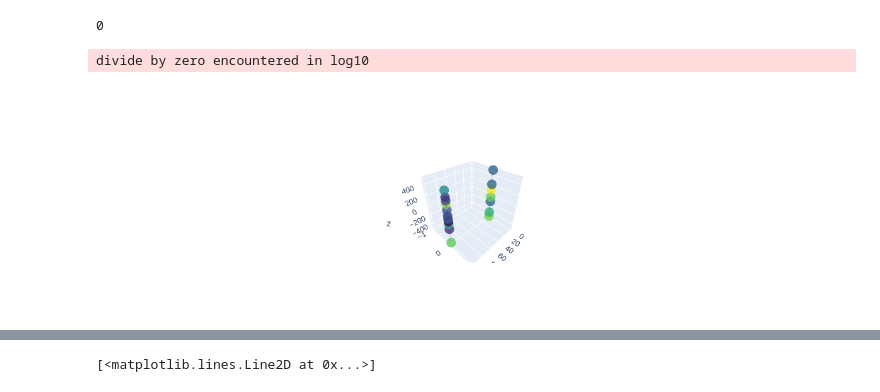
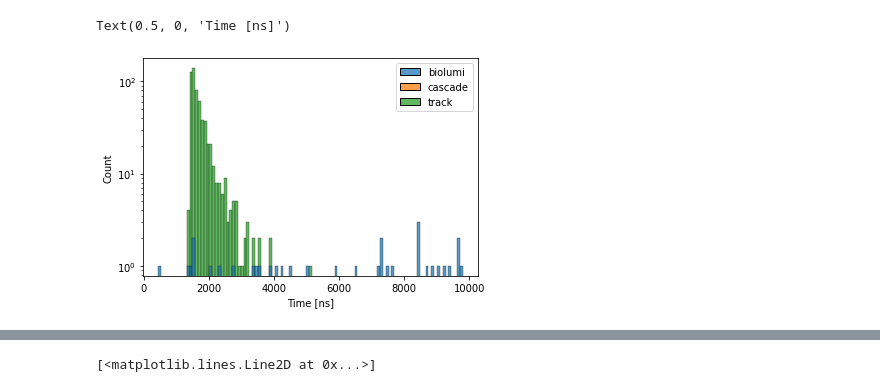
Before and after one commit to chrhck/gnn_testbed, a Jupyter notebook: biolumi_sims.ipynb, the cells around one changed output, grey strips where cells are left out. Drawn from its saved outputs; the diff is of its cells as text; code cells hidden in the pictures.

Commit message:
update to biolumi

```diff
--- a/biolumi_sims.ipynb
+++ b/biolumi_sims.ipynb
@@ -72,8 +53,20 @@ dfs[ix][dfs[ix]["is_emitting"] & (dfs[ix]["photons"] > 0)]
 # %%
 rng = np.random.RandomState(31338)
-modules = make_line(0, 0, 20, 50, rng, 1e-6, 0)
-modules += make_line(100, 0, 20, 50, rng, 1e-6, 0)
+oms_per_line = 50
+dist_z = 20
+modules = make_line(0, 0, dist_z, oms_per_line, rng, 1e-6, 0)
+modules += make_line(150, 0, dist_z, oms_per_line, rng, 1e-6, 0)
+modules += make_line(75, 130, dist_z, oms_per_line, rng, 1e-6, 0)
 det = Detector(modules)
+# %%
+lc_map = {}
+for mod in det.modules[:10]:
+    line_id, mod_id = mod.key
+    lc_links = [
+        (line_id, i) for i in range(max(0, mod_id-2), min(oms_per_line, mod_id+3))
+        if i != mod_id
+    ]
+    lc_map[mod.key] = lc_links
 # %%
 prob_model = pd.read_pickle("prob_model.p")
 # fix artifacts
@@ -101,7 +93,3 @@ samples.shape
-# %%
-np.random.choice(np.arange(len(n_em_prob)), p=n_em_prob, replace=True)
-# %% [output]
-0
 # %%
 det_pos = [3, 7.35]
 n_photons = 20E4
@@ -160,5 +162,33 @@ hit_times_coinc = coinc(hit_times)
-# %%
-plot_event(det, hit_times_coinc)
-# %% [output]
-divide by zero encountered in log10
-[figure, removed]
+# %%
+p = np.asarray([100., 100., 0.])
+
+hit_times_casc, rec_casc = generate_cascade(det, p, 0, energy=1E4,
+                                       lambda_abs=30, lambda_sca = 100,
+                                       photocathode_area = pcath_area)
+p = np.asarray([200., 200., 200])
+d = np.asarray([-1., -1., -1.5])
+d /= np.linalg.norm(d)
+
+
+hit_times_track, rec_track = generate_realistic_track(det, p, d, 1000, 3E5, propagator=prop,
+                                                lambda_abs=30, lambda_sca = 100,
+                                                photocathode_area = pcath_area
+                                               )
+#hit_times_coinc = coinc(hit_times)
+
+#max_ix = ak.argmax(ak.count(hit_times_biolumi, axis=1))
+
+max_ix = 8
+hist_data = {
+    "biolumi": np.asarray(hit_times_biolumi[max_ix]),
+    "cascade": np.asarray(hit_times_casc[max_ix]),
+    "track": np.asarray(hit_times_track[max_ix])
+}
+
+sns.histplot(hist_data)
+plt.semilogy()
+#plt.xlim(0, 3000)
+plt.xlabel("Time [ns]")
+# %% [output]
+Text(0.5, 0, 'Time [ns]')
+[figure, added]
```
Also changed, not shown: parts of 26 cells of this notebook, 3 other files.
